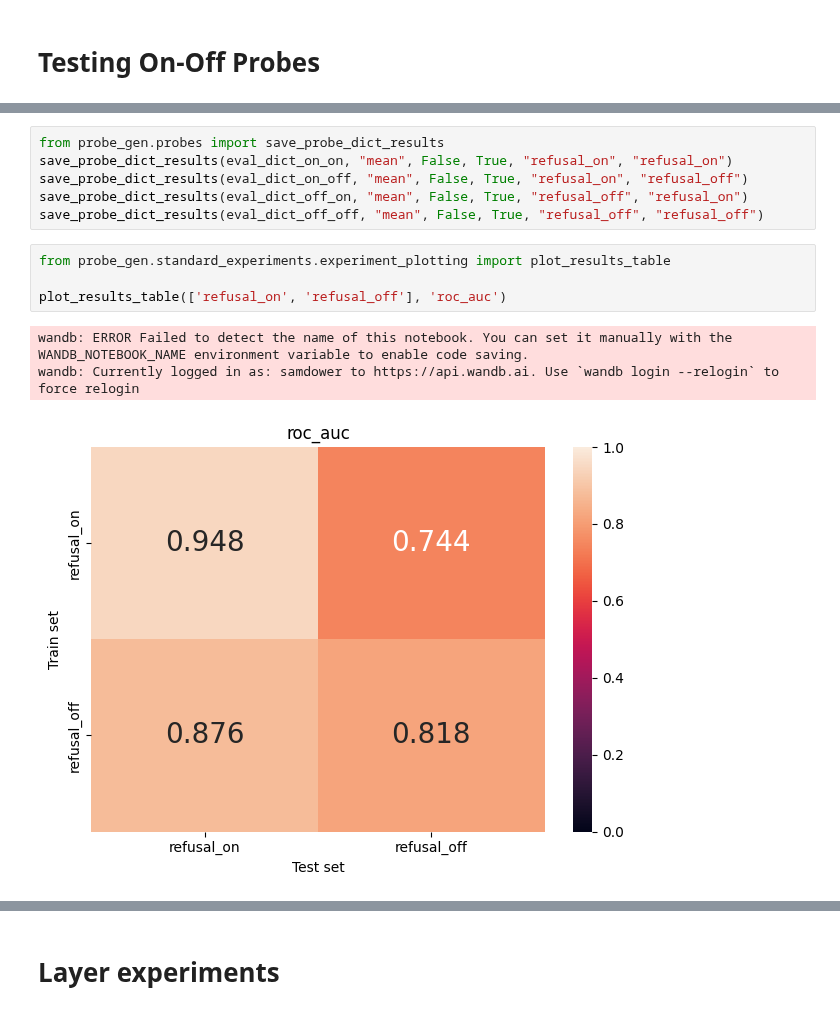
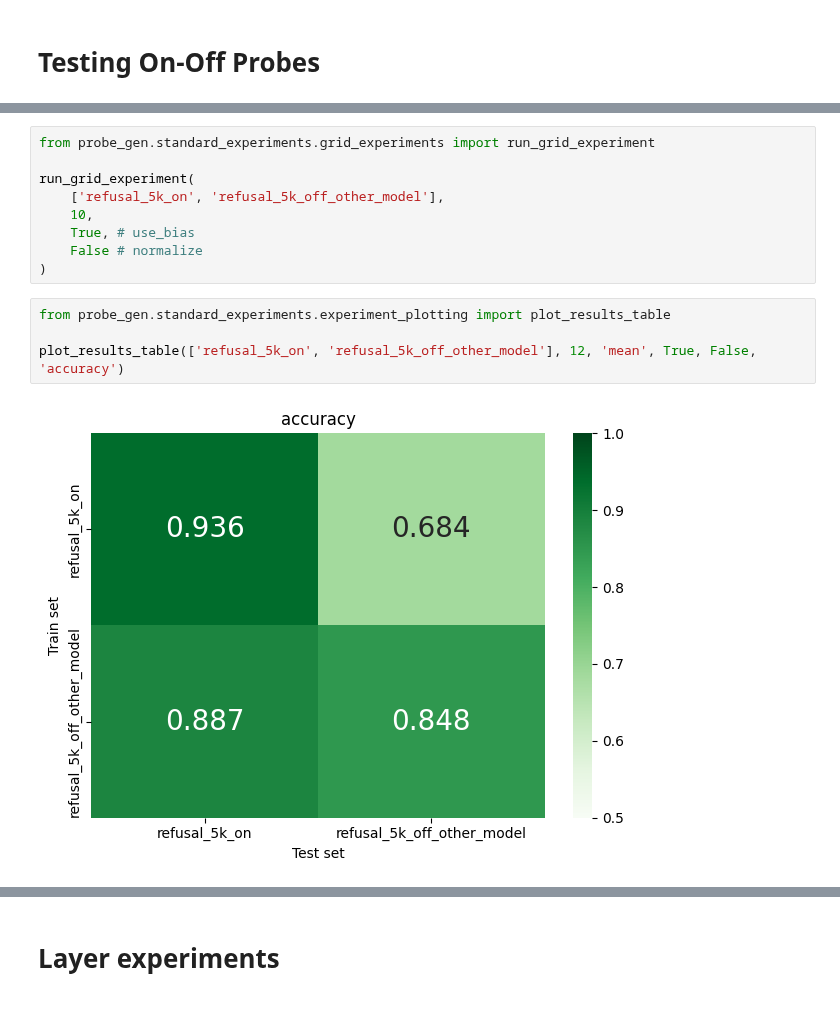
Before and after one commit to SamDower/LASR-probe-gen, a Jupyter notebook: notebooks/TrainProbe.ipynb, the cells around one changed output, grey strips where cells are left out. Cells and saved outputs as stored; diff of their text form.

```diff
--- a/notebooks/TrainProbe.ipynb
+++ b/notebooks/TrainProbe.ipynb
@@ -102,14 +49,15 @@ print(eval_dict_off_off)
-# %%
-from probe_gen.probes import save_probe_dict_results
-save_probe_dict_results(eval_dict_on_on, "mean", False, True, "refusal_on", "refusal_on")
-save_probe_dict_results(eval_dict_on_off, "mean", False, True, "refusal_on", "refusal_off")
-save_probe_dict_results(eval_dict_off_on, "mean", False, True, "refusal_off", "refusal_on")
-save_probe_dict_results(eval_dict_off_off, "mean", False, True, "refusal_off", "refusal_off")
+# %%
+from probe_gen.standard_experiments.grid_experiments import run_grid_experiment
+
+run_grid_experiment(
+    ['refusal_5k_on', 'refusal_5k_off_other_model'],
+    10,
+    True, # use_bias
+    False # normalize
+)
 # %%
 from probe_gen.standard_experiments.experiment_plotting import plot_results_table
 
-plot_results_table(['refusal_on', 'refusal_off'], 'roc_auc')
+plot_results_table(['refusal_5k_on', 'refusal_5k_off_other_model'], 12, 'mean', True, False, 'accuracy')
 # %% [output]
-wandb: ERROR Failed to detect the name of this notebook. You can set it manually with the WANDB_NOTEBOOK_NAME environment variable to enable code saving.
-wandb: Currently logged in as: samdower to https://api.wandb.ai. Use `wandb login --relogin` to force relogin
-[figure, old version]
+[figure, new version]
```
Also changed, not shown: parts of 18 cells of this notebook, 8 other files.
